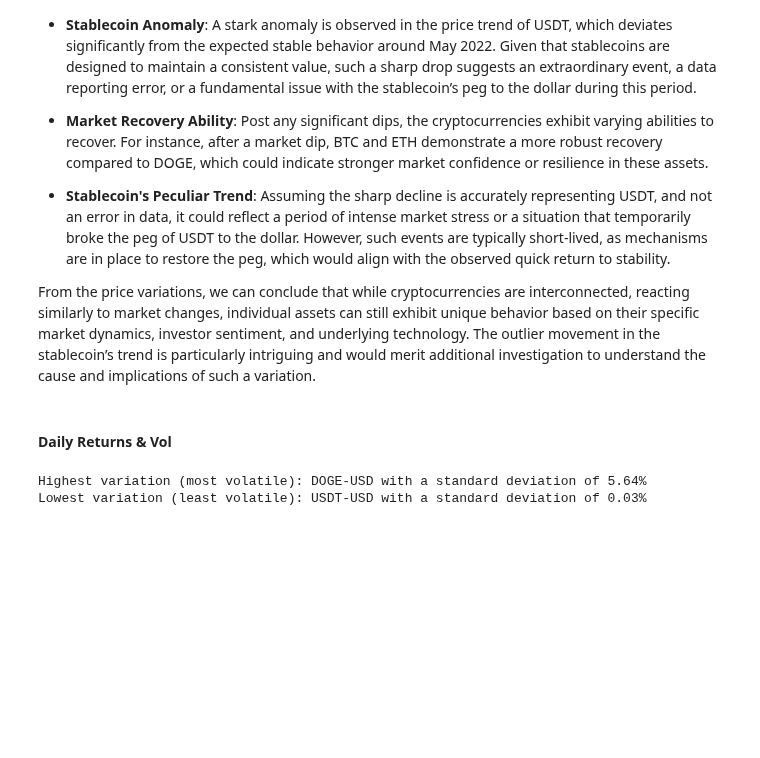
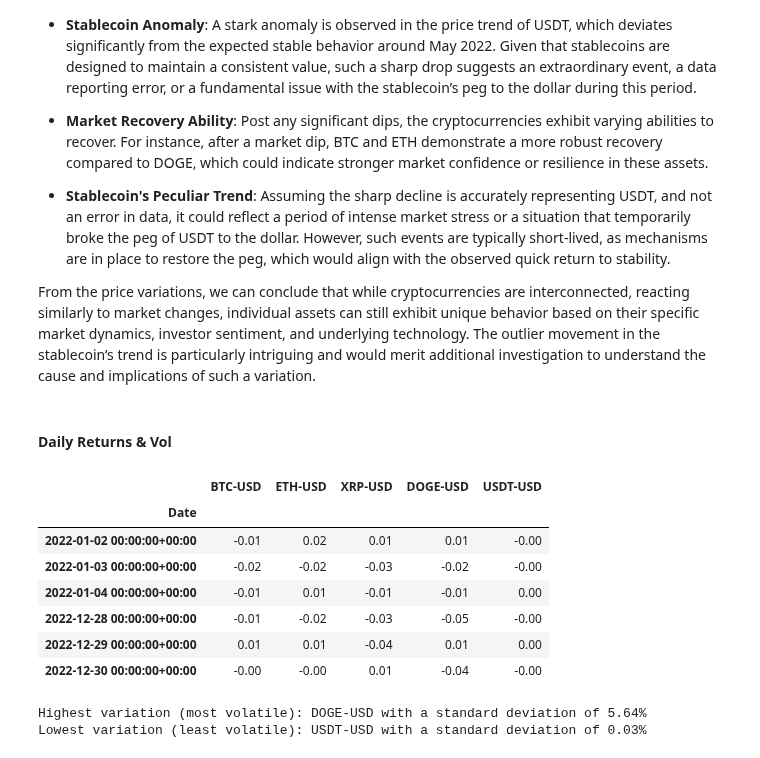
Before and after one commit to bs333/crypto-eda, a Jupyter notebook: crypto-eda.ipynb, the cells around one changed output. Cells and saved outputs as stored; diff of their text form; code cells hidden in the pictures; blank space fills up the shorter version.

```diff
--- a/crypto-eda.ipynb
+++ b/crypto-eda.ipynb
@@ -253,13 +253,25 @@ From the price variations, we can conclude that while cryptocurrencies are inter
 # %%
 # Daily returns
 daily_returns = crypto_prices.pct_change().dropna()
+
+# DR H&T
+display_head_tail(daily_returns, 3)
 
 # Return vol
 std_devs = daily_returns.std()
 
 # Max & min vol
 highest_vol = std_devs.idxmax()
 lowest_vol = std_devs.idxmin()
+# %% [output]
+|  | BTC-USD | ETH-USD | XRP-USD | DOGE-USD | USDT-USD |
+| Date |  |  |  |  |  |
+| 2022-01-02 00:00:00+00:00 | -0.01 | 0.02 | 0.01 | 0.01 | -0.00 |
+| 2022-01-03 00:00:00+00:00 | -0.02 | -0.02 | -0.03 | -0.02 | -0.00 |
+| 2022-01-04 00:00:00+00:00 | -0.01 | 0.01 | -0.01 | -0.01 | 0.00 |
+| 2022-12-28 00:00:00+00:00 | -0.01 | -0.02 | -0.03 | -0.05 | -0.00 |
+| 2022-12-29 00:00:00+00:00 | 0.01 | 0.01 | -0.04 | 0.01 | 0.00 |
+| 2022-12-30 00:00:00+00:00 | -0.00 | -0.00 | 0.01 | -0.04 | -0.00 |
 # %%
 # Vol results
 print(f"Highest variation (most volatile): {highest_vol} with a standard deviation of {std_devs[highest_vol] * 100:.2f}%")
```
